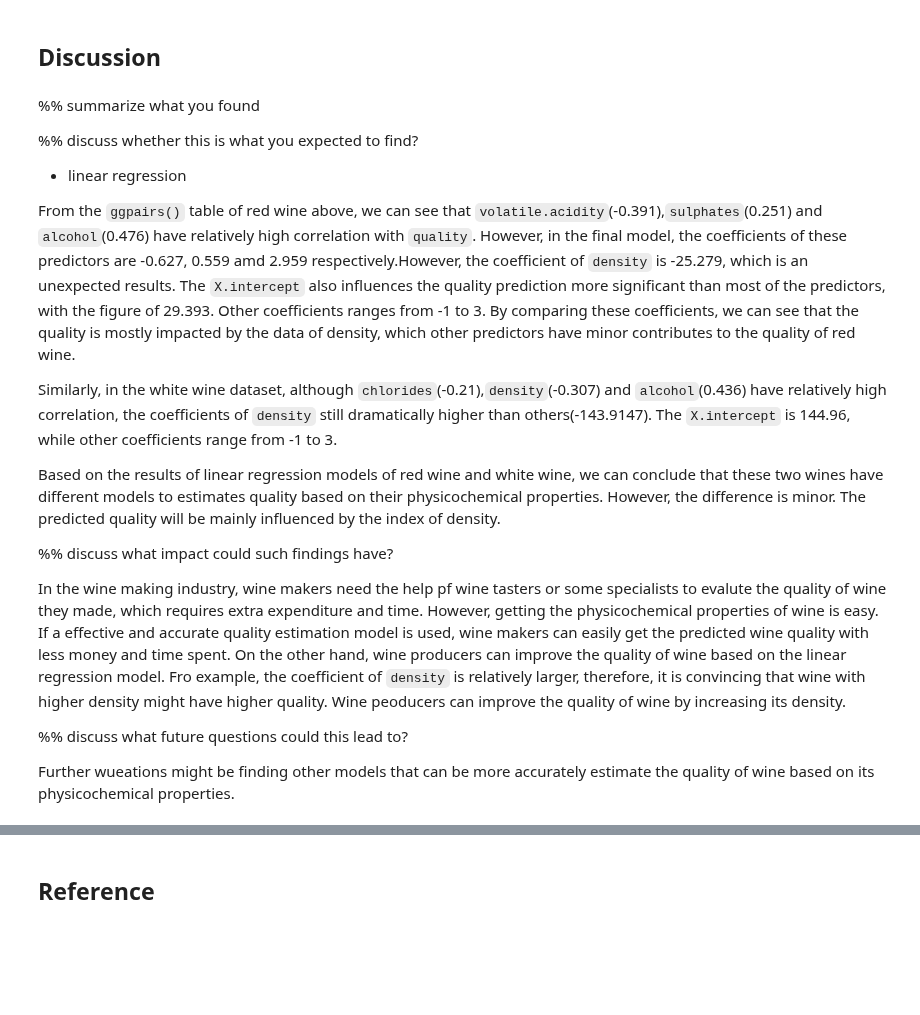
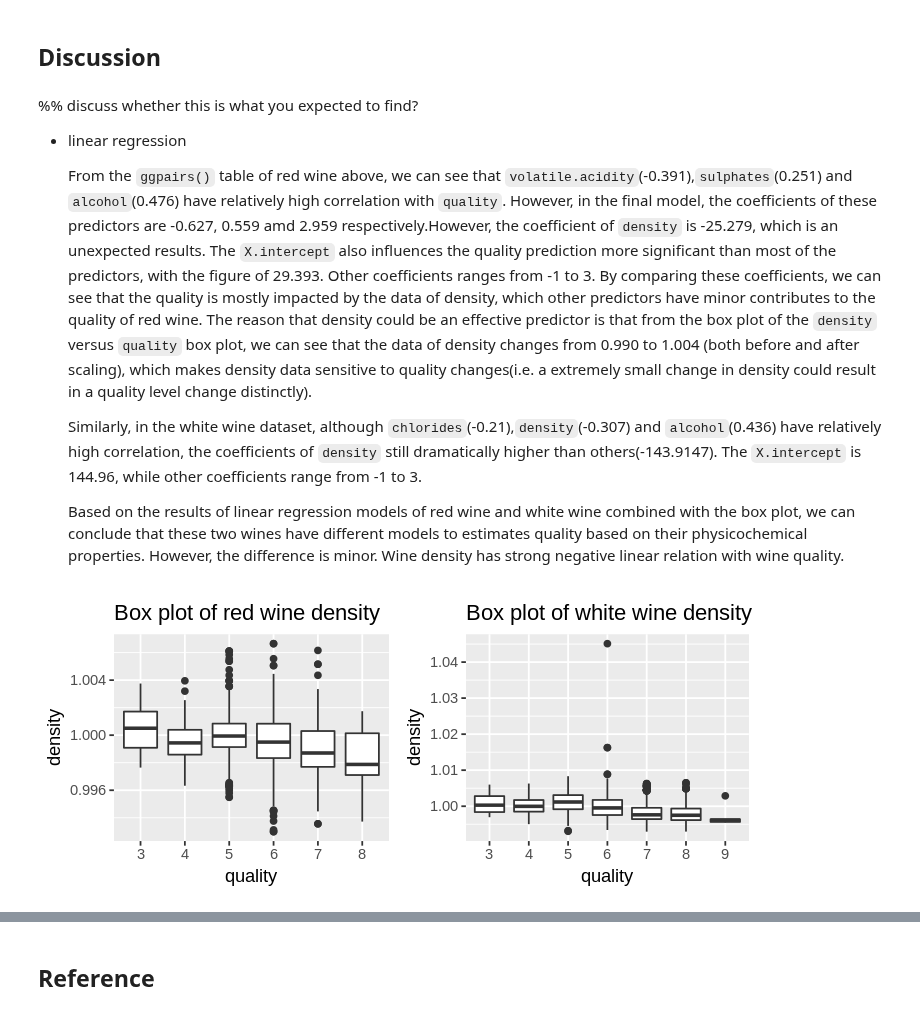
Before and after one commit to ivan-fediaev/DSCI-project, a Jupyter notebook: Project_Template_Latest.ipynb, the cells around one changed output, grey strips where cells are left out. Drawn from its saved outputs; the diff is of its cells as text; code cells hidden in the pictures; blank space fills up the shorter version.

```diff
--- a/Project_Template_Latest.ipynb
+++ b/Project_Template_Latest.ipynb
@@ -1775,21 +1777,26 @@ Our observations for both datasets is very similar.
 # %% [markdown]
-%% summarize what you found
 
 %% discuss whether this is what you expected to find?
 
 - linear regression
 
-From the `ggpairs()` table of red wine above, we can see that `volatile.acidity`(-0.391),`sulphates`(0.251) and `alcohol`(0.476) have relatively high correlation with `quality`. However, in the final model, the coefficients of these predictors are -0.627, 0.559 amd 2.959 respectively.However, the coefficient of `density` is -25.279, which is an unexpected results. The `X.intercept` also influences the quality prediction more significant than most of the predictors, with the figure of 29.393. Other coefficients ranges from -1 to 3. By comparing these coefficients, we can see that the quality is mostly impacted by the data of density, which other predictors have minor contributes to the quality of red wine.
+  From the `ggpairs()` table of red wine above, we can see that `volatile.acidity`(-0.391),`sulphates`(0.251) and `alcohol`(0.476) have relatively high correlation with `quality`. However, in the final model, the coefficients of these predictors are -0.627, 0.559 amd 2.959 respectively.However, the coefficient of `density` is -25.279, which is an unexpected results. The `X.intercept` also influences the quality prediction more significant than most of the predictors, with the figure of 29.393. Other coefficients ranges from -1 to 3. By comparing these coefficients, we can see that the quality is mostly impacted by the data of density, which other predictors have minor contributes to the quality of red wine. The reason that density could be an effective predictor is that from the box plot of the `density` versus `quality` box plot, we can see that the data of density changes from 0.990 to 1.004 (both before and after scaling), which makes density data sensitive to quality changes(i.e. a extremely small change in density could result in a quality level change distinctly).
 
-Similarly, in the white wine dataset, although `chlorides`(-0.21),`density`(-0.307) and `alcohol`(0.436) have relatively high correlation, the coefficients of `density` still dramatically higher than others(-143.9147). The `X.intercept` is 144.96, while other coefficients range from -1 to 3.
+  Similarly, in the white wine dataset, although `chlorides`(-0.21),`density`(-0.307) and `alcohol`(0.436) have relatively high correlation, the coefficients of `density` still dramatically higher than others(-143.9147). The `X.intercept` is 144.96, while other coefficients range from -1 to 3.
 
-Based on the results of linear regression models of red wine and white wine, we can conclude that these two wines have different  models to estimates quality based on their physicochemical properties. However, the difference is minor. The predicted quality will be mainly influenced by the index of density.
-
-%% discuss what impact could such findings have?
-
-  In the wine making industry, wine makers need the help pf wine tasters or some specialists to evalute the quality of wine they made, which requires extra expenditure and time. However, getting the physicochemical properties of wine is easy. If a effective and accurate quality estimation model is used, wine makers can easily get the predicted wine quality with less money and time spent.
-  On the other hand, wine producers can improve the quality of wine based on the linear regression model. Fro example, the coefficient of `density` is relatively larger, therefore, it is convincing that wine with higher density might have higher quality. Wine peoducers can improve the quality of wine by increasing its density.
-
-%% discuss what future questions could this lead to?
-
-  Further wueations might be finding other models that can be more accurately estimate the quality of wine based on its physicochemical properties.
+  Based on the results of linear regression models of red wine and white wine combined with the box plot, we can conclude that these two wines have different models to estimates quality based on their physicochemical properties. However, the difference is minor. Wine density has strong negative linear relation with wine quality.
+# %%
+options(repr.plot.width = 6, repr.plot.height = 2.5)
+plot_den_scaled_r <- red_scaled %>%
+    mutate(quality = as.factor(quality)) %>%
+    ggplot(aes(x = quality, y = density)) +
+    geom_boxplot() +
+    ggtitle("Box plot of red wine density")
+plot_den_scaled_w <- white_scaled %>%
+    mutate(quality = as.factor(quality)) %>%
+    ggplot(aes(x = quality, y = density)) +
+    geom_boxplot() +
+    ggtitle("Box plot of white wine density")
+density_boxplot_scaled <- grid.arrange(plot_den_scaled_r,plot_den_scaled_w, ncol =2)
+# %% [output]
+[figure, added]
```
Also changed, not shown: parts of 3 cells of this notebook.
